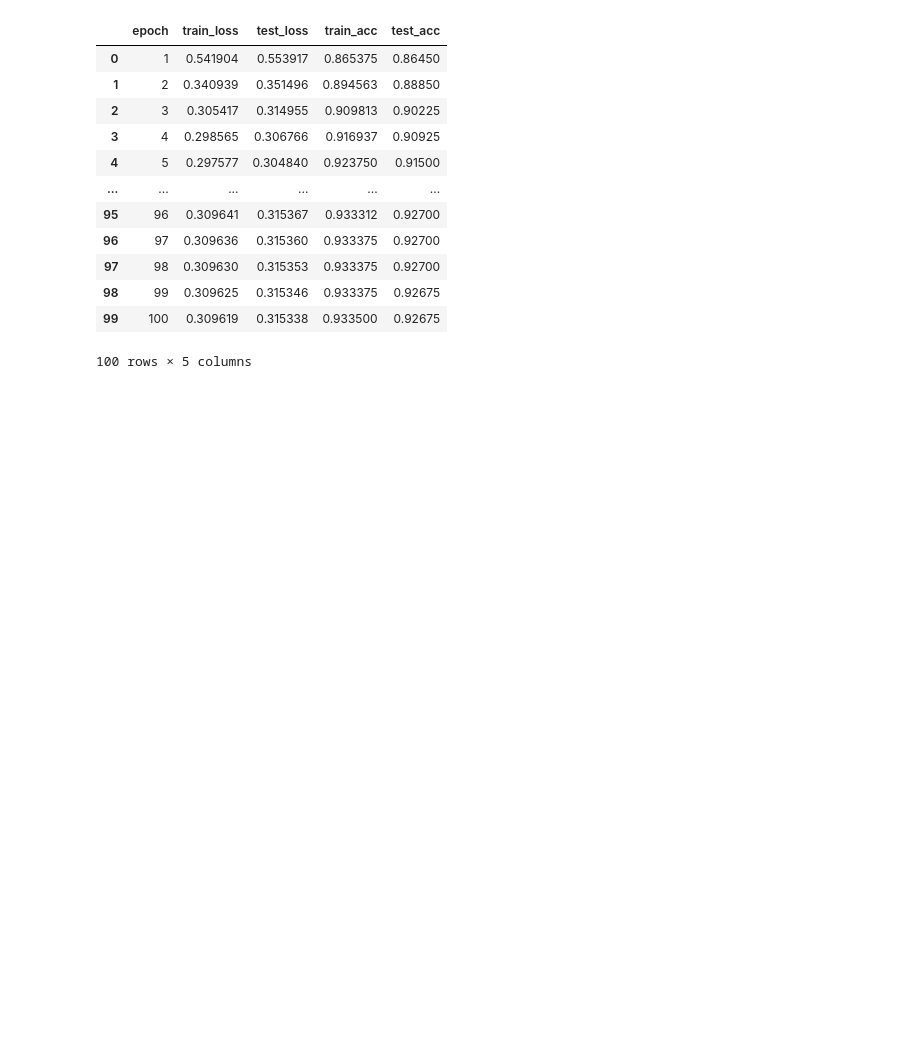
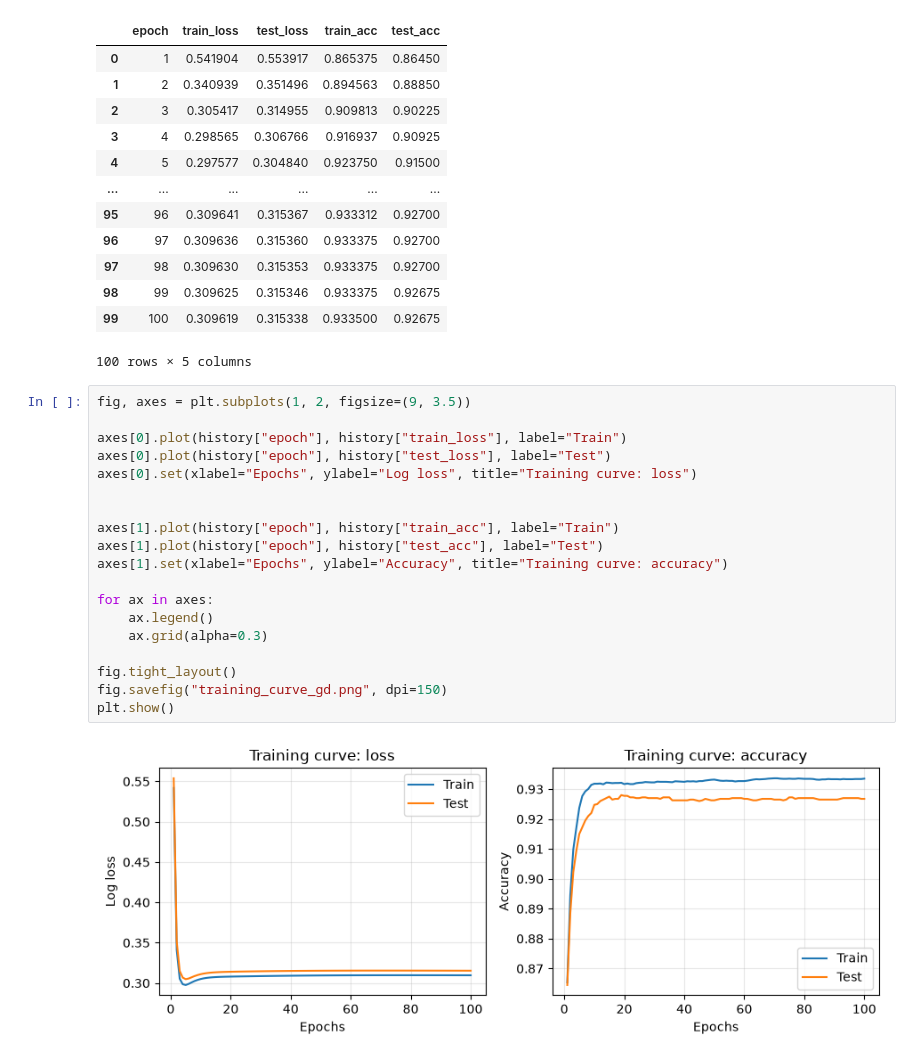
Before and after one commit to Shreyas-IITRPR/AI-Layoff-Risk-Predictor, a Jupyter notebook: ai101_team28.ipynb, the cells around one changed output. Cells and saved outputs as stored; diff of their text form; blank space fills up the shorter version.

Commit message:
Add plot of Training curves

```diff
--- a/ai101_team28.ipynb
+++ b/ai101_team28.ipynb
@@ -235,3 +235,24 @@ history
 | 98 | 99 | 0.309625 | 0.315346 | 0.933375 | 0.92675 |
 | 99 | 100 | 0.309619 | 0.315338 | 0.933500 | 0.92675 |
 100 rows × 5 columns
+# %%
+fig, axes = plt.subplots(1, 2, figsize=(9, 3.5))
+
+axes[0].plot(history["epoch"], history["train_loss"], label="Train")
+axes[0].plot(history["epoch"], history["test_loss"], label="Test")
+axes[0].set(xlabel="Epochs", ylabel="Log loss", title="Training curve: loss")
+
+
+axes[1].plot(history["epoch"], history["train_acc"], label="Train")
+axes[1].plot(history["epoch"], history["test_acc"], label="Test")
+axes[1].set(xlabel="Epochs", ylabel="Accuracy", title="Training curve: accuracy")
+
+for ax in axes:
+    ax.legend()
+    ax.grid(alpha=0.3)
+
+fig.tight_layout()
+fig.savefig("training_curve_gd.png", dpi=150)
+plt.show()
+# %% [output]
+[figure, added]
```
Also changed, not shown: 1 other file.
